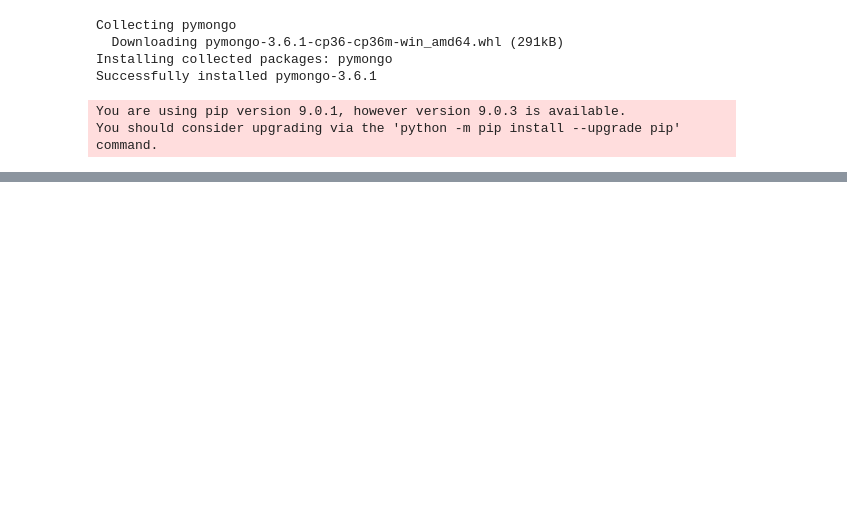
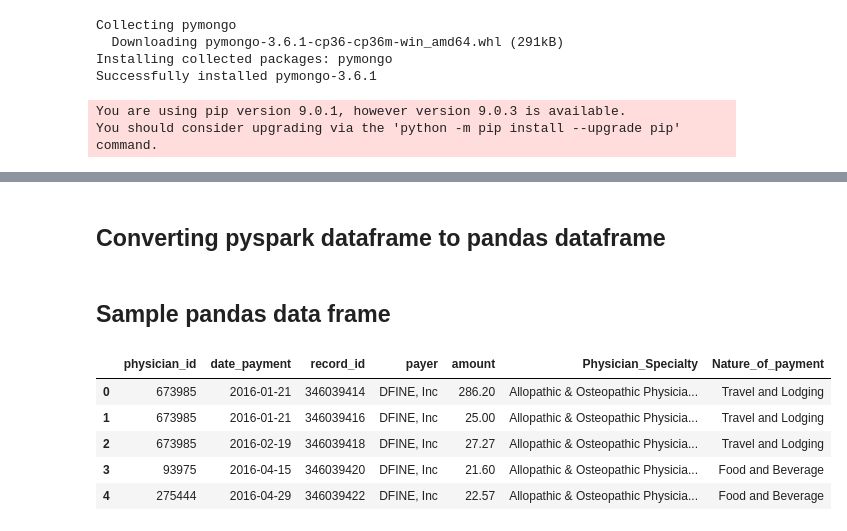
Before and after one commit to AbhiramChepur/Data-Warehousing-Project, a Jupyter notebook: Data Curation Project.ipynb, the cells around one changed output, grey strips where cells are left out. Saved outputs shown, nothing was run; the diff lists cells and outputs as text; code cells hidden in the pictures; blank space fills up the shorter version.

```diff
--- a/Data Curation Project.ipynb
+++ b/Data Curation Project.ipynb
@@ -272,0 +317,2 @@ You should consider upgrading via the 'python -m pip install --upgrade pip' comm
+# %%
+ds2 = spark.sql("select * from global_temp.payments limit 50000")
@@ -272,0 +341,2 @@ You should consider upgrading via the 'python -m pip install --upgrade pip' comm
+# %% [markdown]
+## Converting pyspark dataframe to pandas dataframe
@@ -272,0 +345,13 @@ You should consider upgrading via the 'python -m pip install --upgrade pip' comm
+# %%
+pdDf = ds2.toPandas()
+# %% [markdown]
+## Sample pandas data frame
+# %%
+pdDf.head()
+# %% [output]
+|  | physician_id | date_payment | record_id | payer | amount | Physician_Specialty | Nature_of_payment |
+| 0 | 673985 | 2016-01-21 | 346039414 | DFINE, Inc | 286.20 | Allopathic & Osteopathic Physicia... | Travel and Lodging |
+| 1 | 673985 | 2016-01-21 | 346039416 | DFINE, Inc | 25.00 | Allopathic & Osteopathic Physicia... | Travel and Lodging |
+| 2 | 673985 | 2016-02-19 | 346039418 | DFINE, Inc | 27.27 | Allopathic & Osteopathic Physicia... | Travel and Lodging |
+| 3 | 93975 | 2016-04-15 | 346039420 | DFINE, Inc | 21.60 | Allopathic & Osteopathic Physicia... | Food and Beverage |
+| 4 | 275444 | 2016-04-29 | 346039422 | DFINE, Inc | 22.57 | Allopathic & Osteopathic Physicia... | Food and Beverage |
```
Also changed, not shown: parts of 37 cells of this notebook.
